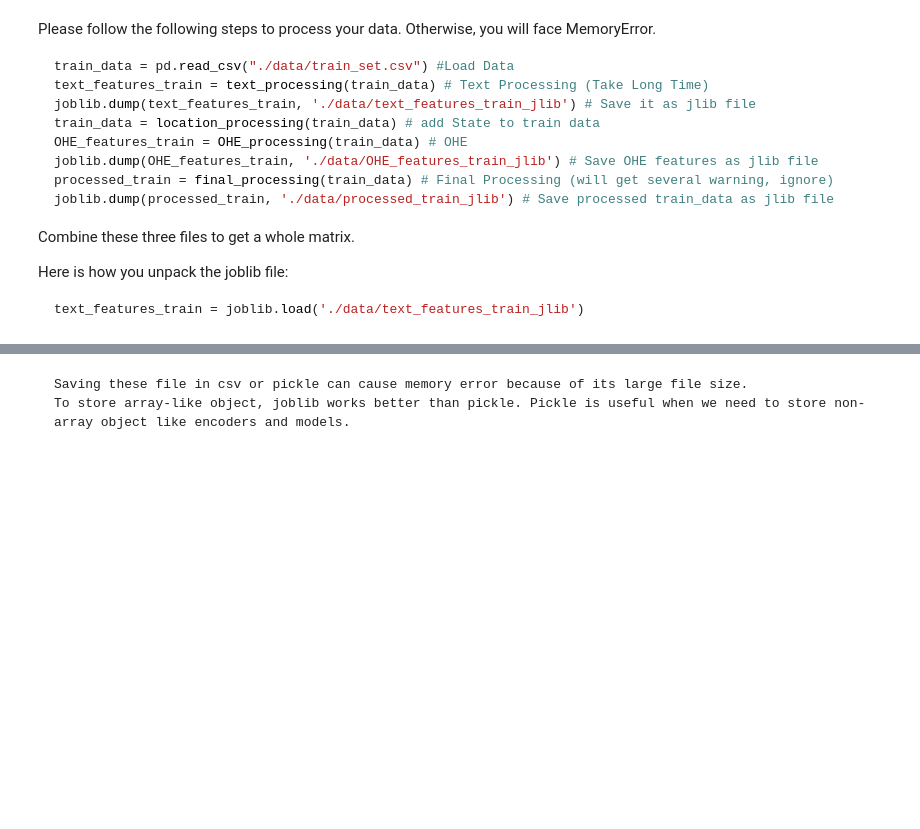
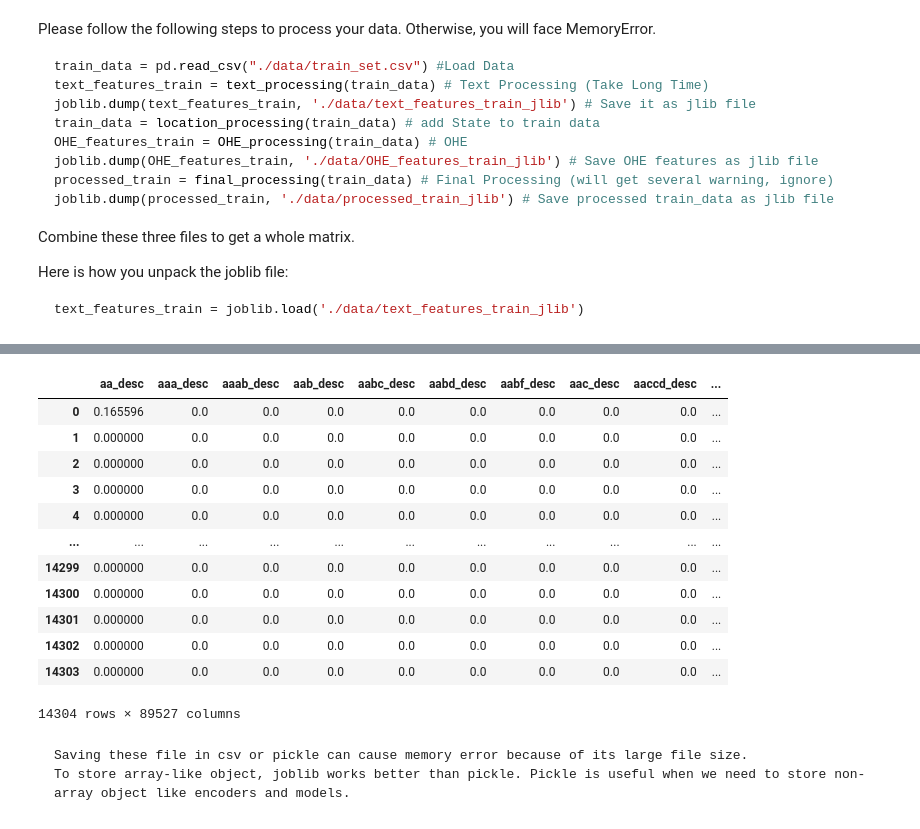
Before and after one commit to dhcheong/ClassifyingFake, a Jupyter notebook: Pipeline.ipynb, the cells around one changed output, grey strips where cells are left out. Saved outputs shown, nothing was run; the diff lists cells and outputs as text; code cells hidden in the pictures; blank space fills up the shorter version.

````diff
--- a/Pipeline.ipynb
+++ b/Pipeline.ipynb
@@ -149,19 +149,19 @@ def text_processing(df, condition = "train"):
         with open('./pickle/vec_requirements.pkl', 'rb') as f:
             vec_requirements = pickle.load(f)
 
-        tfidf_description = vec_description.fit_transform(df["description"])
+        tfidf_description = vec_description.transform(df["description"])
         features_name_desc = vec_description.get_feature_names_out() + "_desc"
         desc_features = pd.DataFrame(data = tfidf_description.toarray(), columns = features_name_desc)
 
-        tfidf_requrements = vec_requirements.fit_transform(df["requirments"])
+        tfidf_requirements = vec_requirements.transform(df["requirements"])
         features_name_req = vec_requirements.get_feature_names_out() + "_req"
         req_features = pd.DataFrame(data = tfidf_requirements.toarray(), columns = features_name_req)
 
-        tfidf_title = vec_title.fit_transform(df["title"])
+        tfidf_title = vec_title.transform(df["title"])
         features_name_title = vec_title.get_feature_names_out() + "_title"
         title_features = pd.DataFrame(data = tfidf_title.toarray(), columns = features_name_title)
 
-        tfidf_benefits = vec_benefits.fit_transform(df["benefits"])
+        tfidf_benefits = vec_benefits.transform(df["benefits"])
         features_name_benefits = vec_benefits.get_feature_names_out() +"_benefits"
         benefits_features = pd.DataFrame(data = tfidf_benefits.toarray(), columns = features_name_benefits)
 
@@ -203,7 +203,7 @@ def text_processing(df, condition = "train"):
         with open('./pickle/vec_requirements.pkl', 'wb') as f:
             pickle.dump(vec_requirements, f)
 
-        return feature_text
+    return feature_text
 # %%
 def location_processing(df):
     def extract_state(s):
@@ -393,3 +408,23 @@ text_features_train = joblib.load('./data/text_features_train_jlib')
+# %%
+train_data = pd.read_csv("./data/train_set.csv")
+# %%
+text_features_train = text_processing(train_data)
+# %%
+text_features_train
+# %% [output]
+|  | aa_desc | aaa_desc | aaab_desc | aab_desc | aabc_desc | aabd_desc | aabf_desc | aac_desc | aaccd_desc | ... |
+| 0 | 0.165596 | 0.0 | 0.0 | 0.0 | 0.0 | 0.0 | 0.0 | 0.0 | 0.0 | ... |
+| 1 | 0.000000 | 0.0 | 0.0 | 0.0 | 0.0 | 0.0 | 0.0 | 0.0 | 0.0 | ... |
+| 2 | 0.000000 | 0.0 | 0.0 | 0.0 | 0.0 | 0.0 | 0.0 | 0.0 | 0.0 | ... |
+| 3 | 0.000000 | 0.0 | 0.0 | 0.0 | 0.0 | 0.0 | 0.0 | 0.0 | 0.0 | ... |
+| 4 | 0.000000 | 0.0 | 0.0 | 0.0 | 0.0 | 0.0 | 0.0 | 0.0 | 0.0 | ... |
+| ... | ... | ... | ... | ... | ... | ... | ... | ... | ... | ... |
+| 14299 | 0.000000 | 0.0 | 0.0 | 0.0 | 0.0 | 0.0 | 0.0 | 0.0 | 0.0 | ... |
+| 14300 | 0.000000 | 0.0 | 0.0 | 0.0 | 0.0 | 0.0 | 0.0 | 0.0 | 0.0 | ... |
+| 14301 | 0.000000 | 0.0 | 0.0 | 0.0 | 0.0 | 0.0 | 0.0 | 0.0 | 0.0 | ... |
+| 14302 | 0.000000 | 0.0 | 0.0 | 0.0 | 0.0 | 0.0 | 0.0 | 0.0 | 0.0 | ... |
+| 14303 | 0.000000 | 0.0 | 0.0 | 0.0 | 0.0 | 0.0 | 0.0 | 0.0 | 0.0 | ... |
+14304 rows × 89527 columns
 # %% [markdown]
 ```{warning}
 Saving these file in csv or pickle can cause memory error because of its large file size.
````
Also changed, not shown: parts of 4 cells of this notebook, 16 other files.
